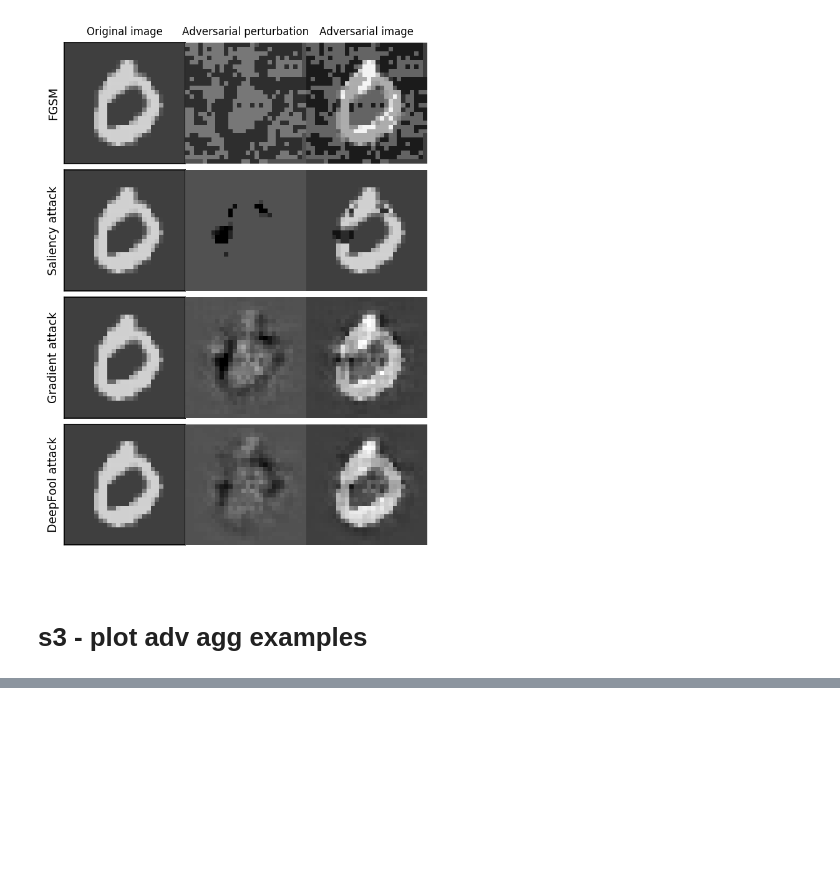
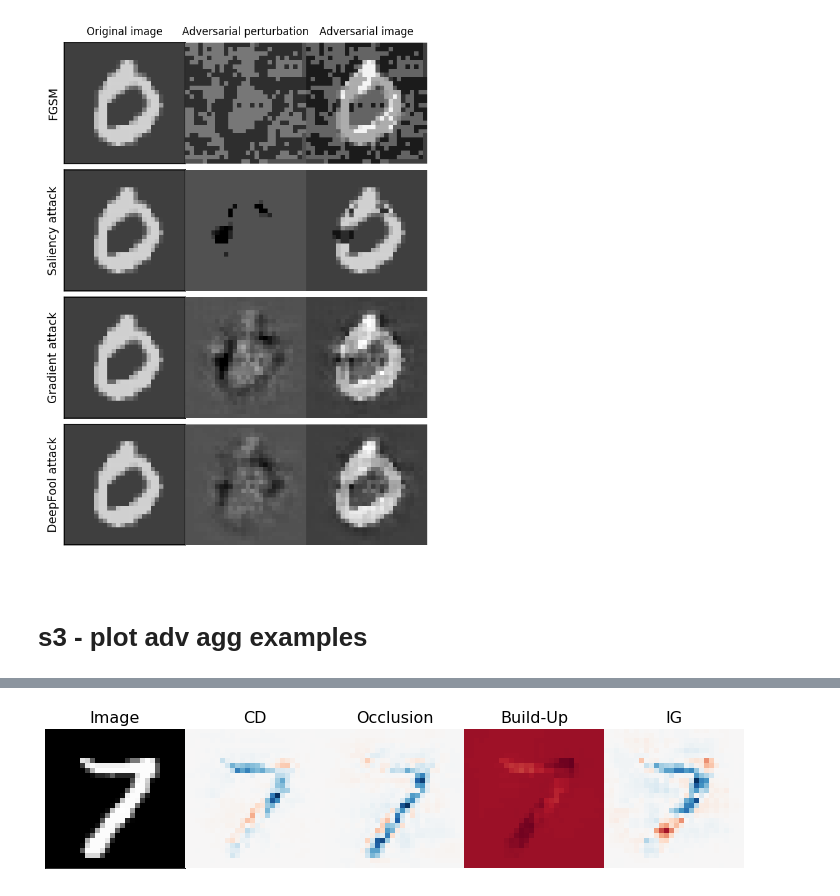
Before and after one commit to csinva/hierarchical-dnn-interpretations, a Jupyter notebook: reproduce_figs/mnist_figs3,s4.ipynb, the cells around one changed output, grey strips where cells are left out. Saved outputs shown, nothing was run; the diff lists cells and outputs as text; code cells hidden in the pictures; blank space fills up the shorter version.

Commit message:
update integrated gradients -> pytorch 1.x

```diff
--- a/reproduce_figs/mnist_figs3,s4.ipynb
+++ b/reproduce_figs/mnist_figs3,s4.ipynb
@@ -199,0 +204,79 @@ NameError: name 'device' is not defined
+# %%
+def get_diff_scores(im_torch, im_orig, label_num, model, preds, sweep_dim):
+    scores = []
+
+    # cd
+    method = 'cd'
+    tiles = tiling.gen_tiles(im_orig, fill=0, method=method, sweep_dim=sweep_dim)
+    scores_cd = score_funcs.get_scores_2d(model, method=method, ims=tiles,
+                                   im_torch=im_torch, model_type=model_type, device=device)
+    scores.append(scores_cd)
+    for method in ['occlusion', 'build_up']: # 'build_up'
+        tiles_break = tiling.gen_tiles(im_orig, fill=0, method=method, sweep_dim=sweep_dim)
+        preds_break = score_funcs.get_scores_2d(model, method=method, ims=tiles_break,
+                                            im_torch=im_torch, pred_ims=dset.pred_ims)
+        if method == 'occlusion':
+            preds_break += preds
+        scores.append(np.copy(preds_break))
+
+    # get integrated gradients scores
+    scores.append(score_funcs.ig_scores_2d(model, im_torch, num_classes=10,
+                                           im_size=28, sweep_dim=sweep_dim, ind=[label_num], device=device))
+
+    return scores
+
+
+
+# pick an image + get scores
+im_nums = [34, 20, 36, 32] # 34: screen, 20: snake, 36: trash can, 32: crane
+sweep_dim = 1
+model_type = 'mnist'
+# sweep_dim = 56
+fig = plt.figure(figsize=(10, 8), facecolor='white')
+
+for x, im_num in enumerate(im_nums):
+
+    im_torch, im_orig, label_num = dset.get_im_and_label(im_num, device=device) # this will download the mnist dataset
+
+#     im_torch, im_orig, label_num = imnet_dict[im_num] # remember torch is H x W x C
+#     print('lab', dset.lab_dict[label_num])
+    # viz.visualize_ims_tiled(tiling.gen_tiles(im_orig, fill=np.nan))
+    preds = dset.pred_ims(model, im_orig).flatten()
+    ind = np.argpartition(preds, -8)[-8:] # top-scoring indexes
+    ind = ind[np.argsort(preds[ind])][::-1] # sort the indexes
+    scores = get_diff_scores(im_torch, im_orig, label_num, model, preds, sweep_dim)
+
+    # plot raw image
+    num_rows = len(im_nums)
+    num_cols = len(scores) + 1
+    plt.subplot(num_rows, num_cols, 1 + x * num_cols)
+    plt.imshow(im_orig, cmap='gray')
+#     plt.axis('off')
+    plt.gca().xaxis.set_visible(False)
+    plt.yticks([])
+    if x == 0:
+        plt.title('Image', fontsize=16)
+
+
+    # plot scores
+    vmax = max([np.max(scores[i]) for i in range(len(scores))])
+    vmin = min([np.min(scores[i]) for i in range(len(scores))])
+    vabs = max(abs(vmax), abs(vmin))
+    for i, tit in enumerate(['CD', 'Occlusion', 'Build-Up', 'IG']):
+        plt.subplot(num_rows, num_cols, 2 + i + x * num_cols)
+        if i == 0:
+            plt.ylabel('pred: ' + str(ind[0]) + '...', fontsize=15)
+        if x == 0:
+            plt.title(tit, fontsize=16)
+        p = viz.visualize_preds(scores[i], num=label_num, cbar=False) #axis_off=False,  vabs=vabs)
+        plt.xticks([])
+        plt.yticks([])
+#     divider = make_axes_locatable(plt.gca())
+#     cax = divider.append_axes("right", size="2%", pad=0.05)
+#     plt.colorbar(p, cax=cax)
+
+plt.tight_layout()
+plt.subplots_adjust(wspace=0, hspace=0)
+plt.show()
+# %% [output]
+[figure, added]
```
Also changed, not shown: parts of 3 cells of this notebook, 2 other files.
